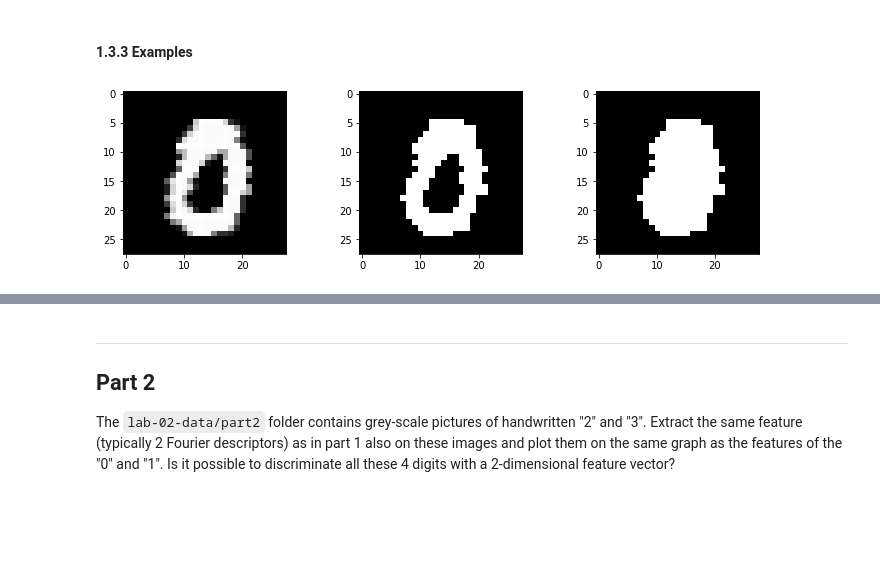
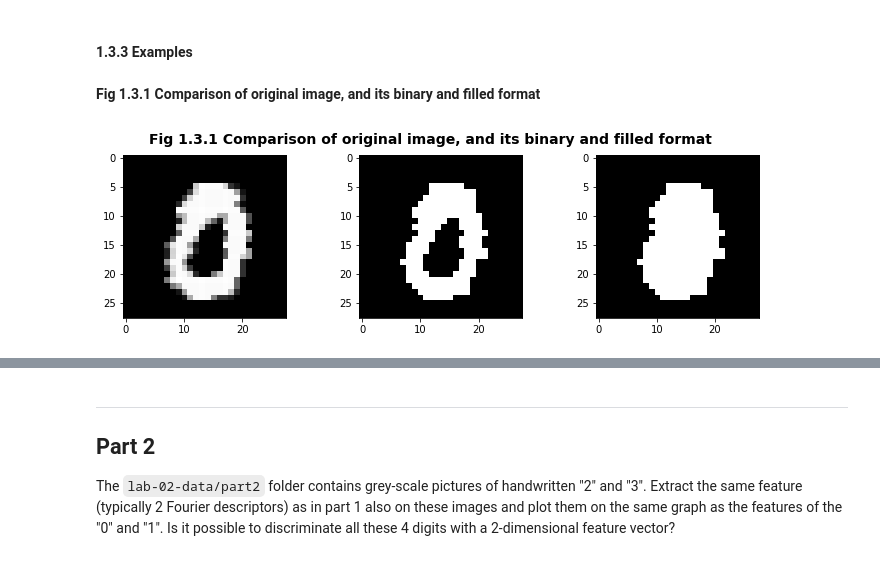
Before and after one commit to LTS5/iapr, a Jupyter notebook: labs/lab_02_object_description.ipynb, the cells around one changed output, grey strips where cells are left out. Cells and saved outputs as stored; diff of their text form; code cells hidden in the pictures; blank space fills up the shorter version.

```diff
--- a/labs/lab_02_object_description.ipynb
+++ b/labs/lab_02_object_description.ipynb
@@ -568,24 +637,31 @@ def extract_hist_feat(hist, bin_edges):
 # %% [markdown]
 #### 1.3.3 Examples
+# %% [markdown]
+**Fig 1.3.1 Comparison of original image, and its binary and filled format**
 # %%
 fig, axes = plt.subplots(1, 3, figsize=(12, 3))
 # 1 - test_im
 axes[0].imshow(test_im, cmap='gray')
 
 # 2 - bool_test_im
 bool_test_im = img_as_bool(test_im)
 axes[1].imshow(bool_test_im, cmap='gray')
 
 # 3 - filled_test_im
 contour = find_contours(bool_test_im, 0.8)
 filled_test_im = np.zeros_like(bool_test_im, dtype='bool')
 # Create a contour image by using the contour coordinates rounded to their nearest integer value
 filled_test_im[np.round(contour[0][:, 0]).astype('int'), np.round(contour[0][:, 1]).astype('int')] = 1
 filled_test_im = ndi.binary_fill_holes(filled_test_im)
 axes[2].imshow(filled_test_im, cmap='gray')
+
+plt.suptitle(
+    "Fig 1.3.1 Comparison of original image, and its binary and filled format",
+    fontweight='bold', size=14
+)
 plt.show()
 # %% [output]
-[figure, old version]
+[figure, new version]
 # %%
 print('Area:', compute_area(test_im))
 print('Filled area:', compute_filled_area(test_im))
```
Also changed, not shown: parts of 34 cells of this notebook.
